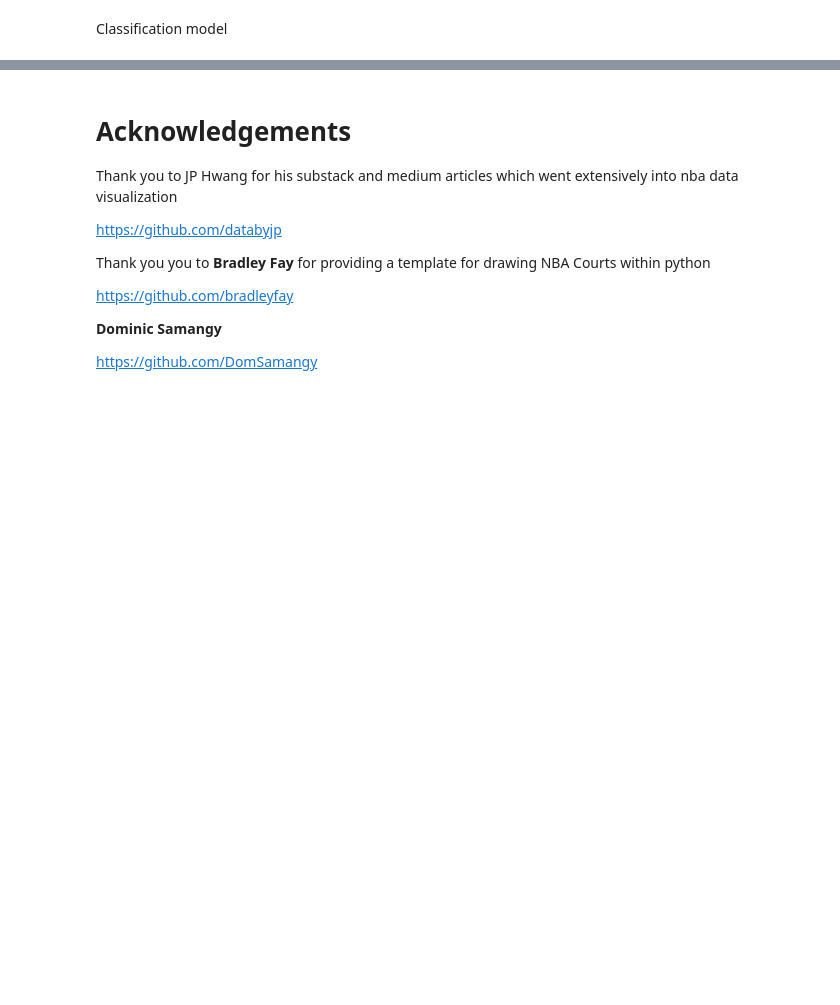
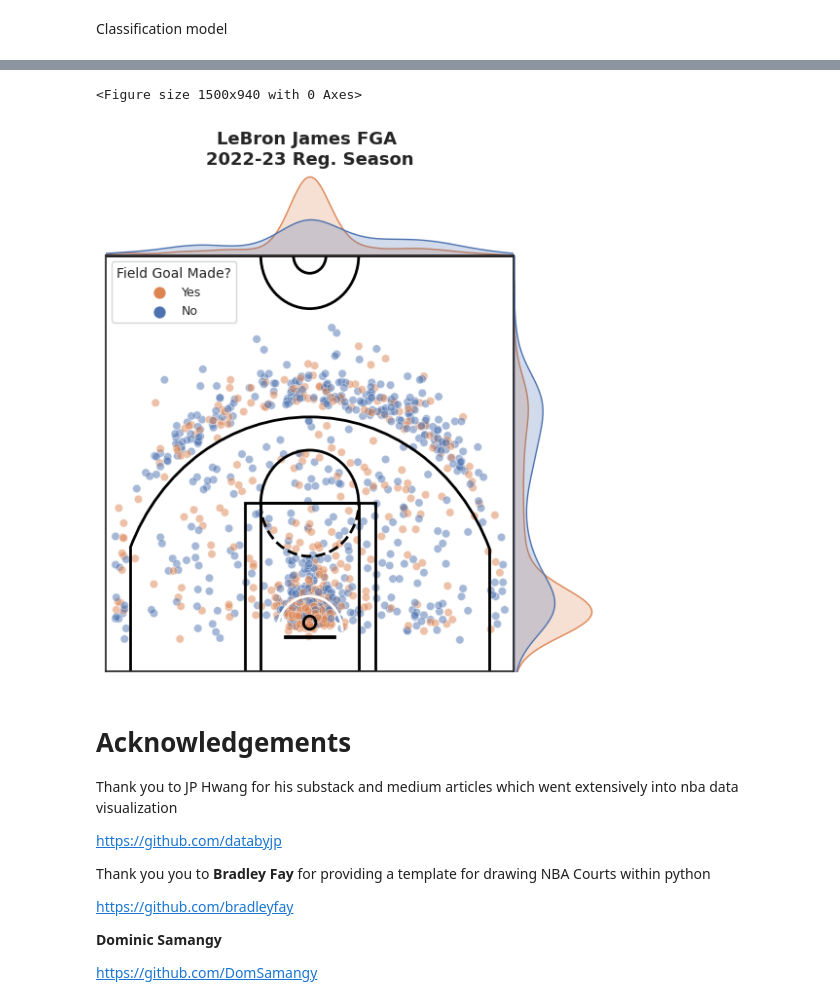
Before and after one commit to RafaelJMinaya/NBA-3Point-Shooting-Analysis, a Jupyter notebook: nba-3-point-shooting-evolution.ipynb, the cells around one changed output, grey strips where cells are left out. Drawn from its saved outputs; the diff is of its cells as text; code cells hidden in the pictures; blank space fills up the shorter version.

```diff
--- a/nba-3-point-shooting-evolution.ipynb
+++ b/nba-3-point-shooting-evolution.ipynb
@@ -718,14 +741,19 @@ plt.show()
 # %% [markdown]
 Classification model
 # %%
-#Getting DataFrame ready for preprocessing
-#lebron_23.drop(['PLAYER_NAME', 'ACTION_TYPE', 'SHOT_TYPE'], axis=1, inplace=True)
+#Getting DataFrame ready for preprocessing by removing remaining columns we don't need
+lebron_ml = lebron_23.drop(['PLAYER_NAME', 'ZONE_RANGE', 'SEASON_2'], axis=1, inplace=False)
 
 #Making 'Shot_Made' values into numerical values
-#le = LabelEncoder()
-#label = le.fit_transform(lebron_23['SHOT_MADE'])
-#label
-#lebron_23.loc[:, 'SHOT_MADE'] = label
+le = LabelEncoder()
+label = le.fit_transform(lebron_ml['SHOT_MADE'])
+label
+lebron_ml.loc[:, 'SHOT_MADE'] = label
 
-lebron_23.head()
+#Reordering columns to have our dependent variable at the end
+lebron_ml = lebron_ml[['LOC_X', 'LOC_Y', 'SHOT_DISTANCE', 'QUARTER', 'MINS_LEFT', 'SECS_LEFT', 'SHOT_MADE']]
+
+
+
+lebron_ml.info()
 # %% [output]
@@ -733,3 +774,46 @@ AttributeError: 'NoneType' object has no attribute 'head'
+# %%
+#setting up seaborn plot
+sns.set_style("white")
+sns.set_color_codes()
+plt.figure(figsize=(15,9.4))
+
+#Plotting
+ax = sns.jointplot(data = lebron_ml,
+                   x='LOC_X',
+                   y='LOC_Y',
+                   kind='scatter',
+                   hue='SHOT_MADE',
+                   space=0,
+                   alpha=0.5)
+
+#Court and axes
+draw_court(outer_lines=True, color="black")
+cur_axes = plt.gca()
+cur_axes.axes.get_xaxis().set_visible(False)
+cur_axes.axes.get_yaxis().set_visible(False)
+plt.xlim(-250, 250)
+plt.ylim(0, 470)
+
+#Title
+plt.title('LeBron James FGA \n2022-23 Reg. Season',
+          fontsize=13,
+          loc='center',
+          fontweight='bold',
+          y=1.2)
+
+#Legend
+plt.legend(reversed(handles),
+          reversed(["No", "Yes"]),
+          title='Field Goal Made?',
+          loc='upper left',
+          title_fontsize= 10,
+          fontsize = 9)
+
+
+plt.show()
+# %% [output]
+<Figure size 1500x940 with 0 Axes>
+[figure, added]
 # %% [markdown]
 # **Acknowledgements**
 
```
Also changed, not shown: parts of 4 cells of this notebook.
